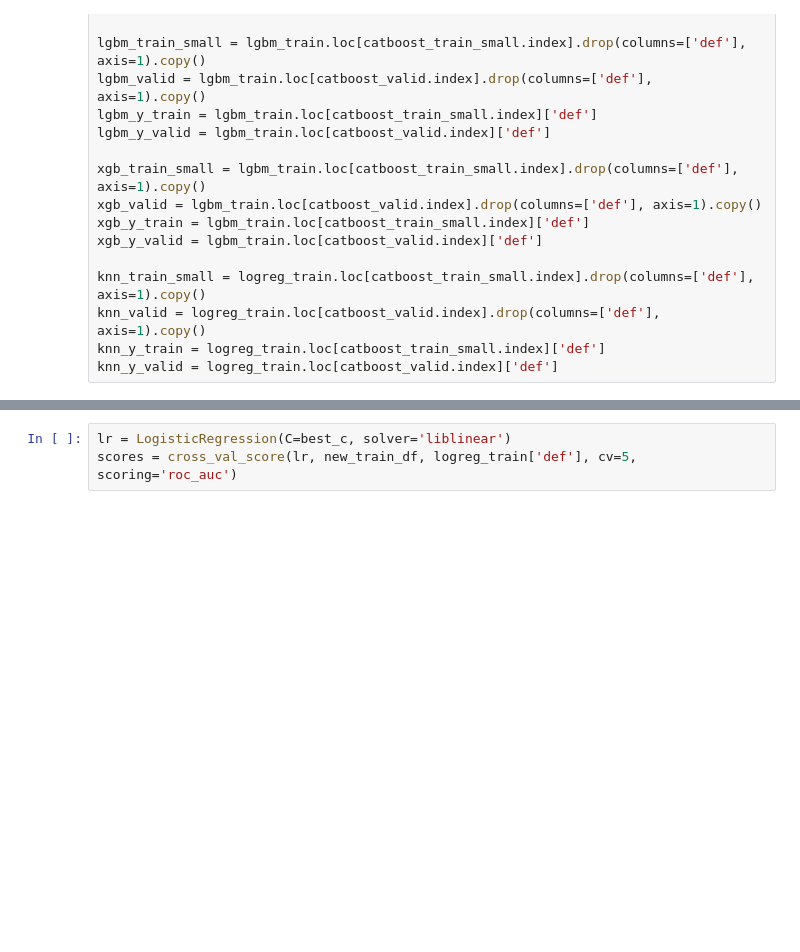
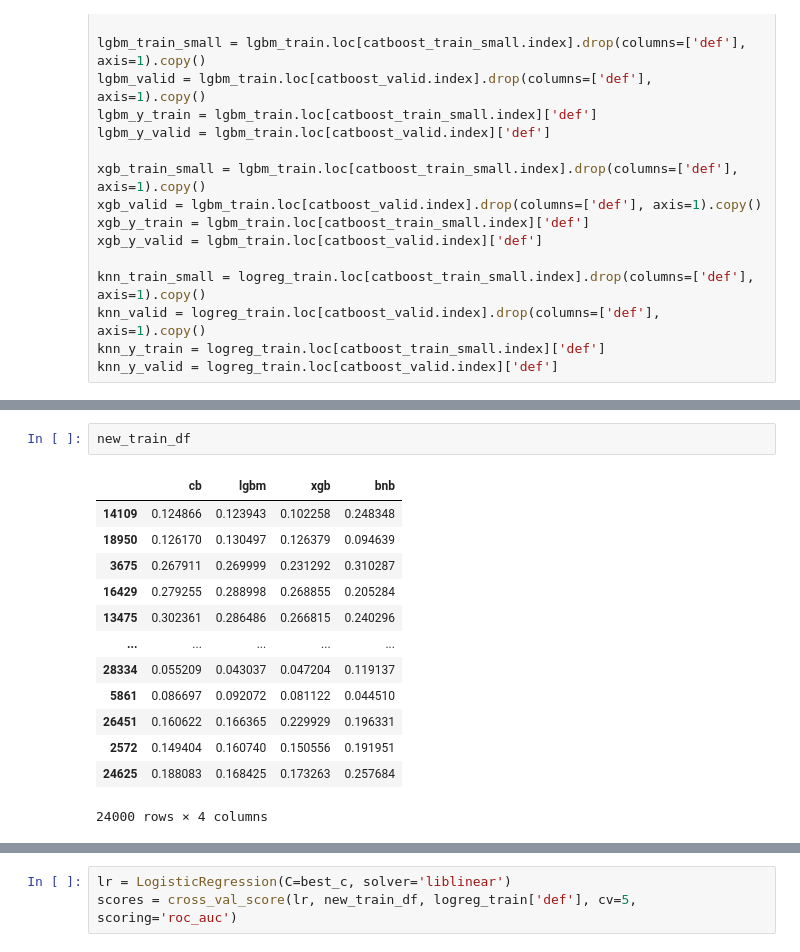
Before and after one commit to kozlowladimir/sber_nsu_hackaton, a Jupyter notebook: stacking and blending_v1_edited.ipynb, the cells around one changed output, grey strips where cells are left out. Drawn from its saved outputs; the diff is of its cells as text; blank space fills up the shorter version.

```diff
--- a/stacking and blending_v1_edited.ipynb
+++ b/stacking and blending_v1_edited.ipynb
@@ -454,3 +520,19 @@ for c in np.linspace(0.01, 1.01, 101):
+# %%
+new_train_df
+# %% [output]
+|  | cb | lgbm | xgb | bnb |
+| 14109 | 0.124866 | 0.123943 | 0.102258 | 0.248348 |
+| 18950 | 0.126170 | 0.130497 | 0.126379 | 0.094639 |
+| 3675 | 0.267911 | 0.269999 | 0.231292 | 0.310287 |
+| 16429 | 0.279255 | 0.288998 | 0.268855 | 0.205284 |
+| 13475 | 0.302361 | 0.286486 | 0.266815 | 0.240296 |
+| ... | ... | ... | ... | ... |
+| 28334 | 0.055209 | 0.043037 | 0.047204 | 0.119137 |
+| 5861 | 0.086697 | 0.092072 | 0.081122 | 0.044510 |
+| 26451 | 0.160622 | 0.166365 | 0.229929 | 0.196331 |
+| 2572 | 0.149404 | 0.160740 | 0.150556 | 0.191951 |
+| 24625 | 0.188083 | 0.168425 | 0.173263 | 0.257684 |
+24000 rows × 4 columns
 # %%
 for col in new_train_df:
     print(col, roc_auc_score(logreg_y_train, new_train_df[col]),  roc_auc_score(logreg_y_valid, new_test_df[col]))
```
Also changed, not shown: parts of 16 cells of this notebook, 1 other file.
